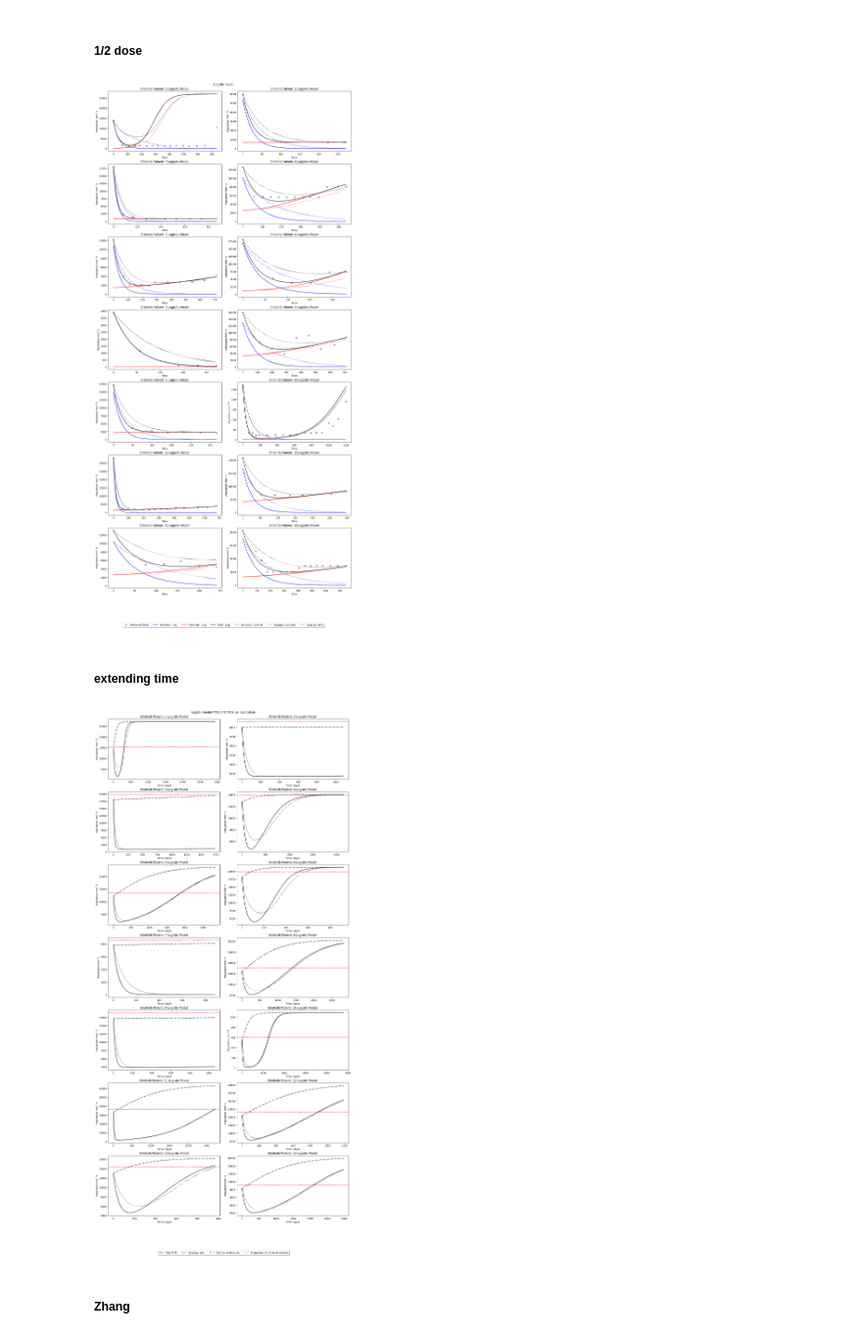
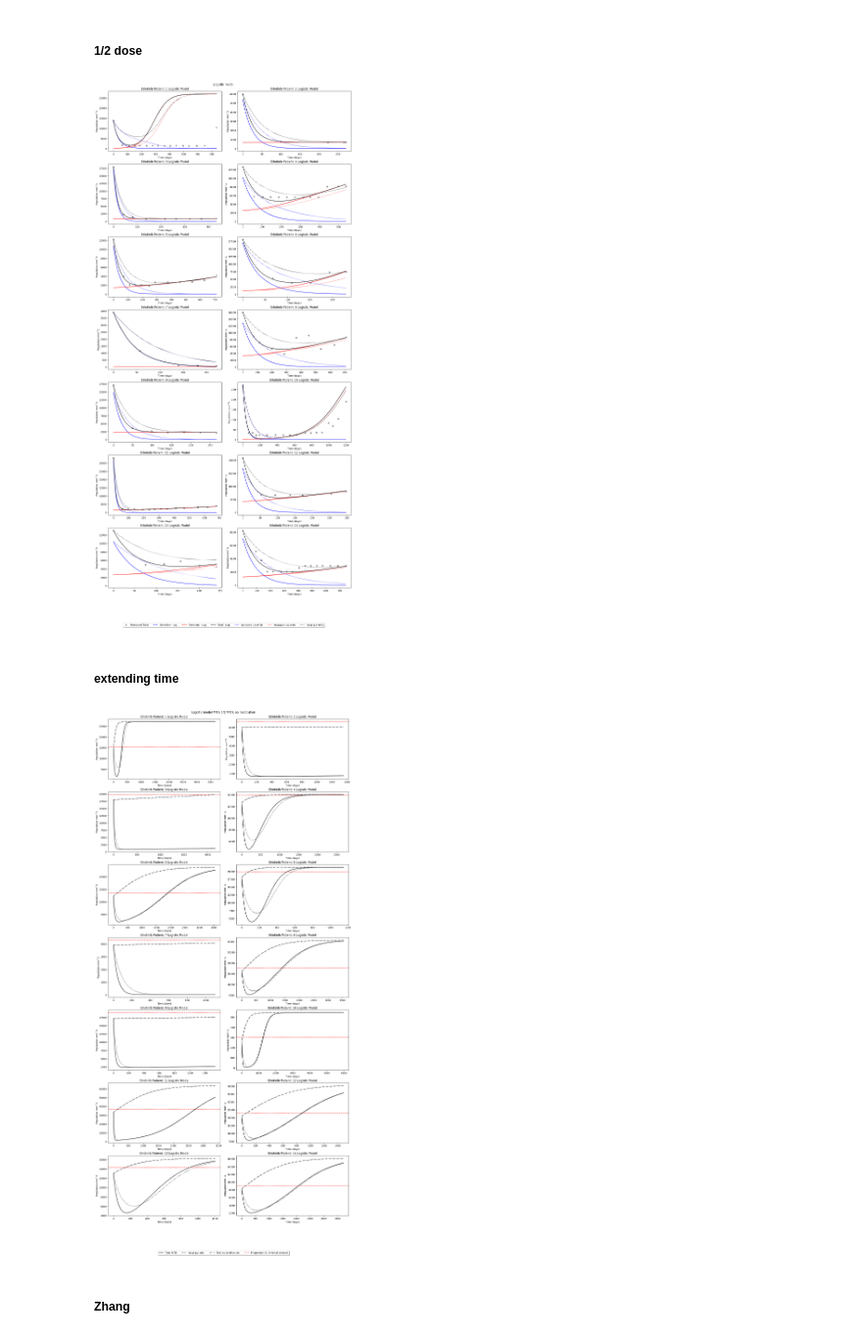
Before and after one commit to hkailas/Erlotinib, a Jupyter notebook: Erlotinib_logistic_free.ipynb, the cells around one changed output. Shown at 98% size. Saved outputs shown, nothing was run; the diff lists cells and outputs as text; code cells hidden in the pictures.

```diff
--- a/Erlotinib_logistic_free.ipynb
+++ b/Erlotinib_logistic_free.ipynb
@@ -243,9 +243,9 @@ for index, id in enumerate(unique_IDs, start=0):
     ax.plot(tspan, pred_data_half.sol(tspan)[0], 'b:', label='Sensitive 0.5*MTD')
     ax.plot(tspan, pred_data_half.sol(tspan)[1], 'r:', label='Resistant 0.5*MTD')
     ax.plot(tspan, sum_pops_half, 'k:', label='Total 0.5*MTD')
-    ax.set_xlabel('Time')
+    ax.set_xlabel('Time (days)')
     ax.set_ylabel('Population mm^3')
-    ax.set_title(f'Erlotinib Patient: {index+1} Logisitic Model')
+    ax.set_title(f'Erlotinib Patient: {index+1} Logistic Model')
 
 for i in range(index+1, nrows*ncols):
     axs.flatten()[i].axis('off') #hide empty subplots
@@ -264,7 +264,7 @@ fancybox=True, shadow=True, ncol=7)
 fig.suptitle('Logistic model')
 plt.show()
 # %% [output]
-[figure, old version]
+[figure, new version]
 # %% [markdown]
 ##### extending time
 # %%
@@ -277,7 +277,7 @@ comp_release_half_list = []
 comp_release_02_list = []
 comp_release_list_0 = []
 
-sim_time_factor = 4
+sim_time_factor = 5
 
 # Store changed medication parameters
 master_dictionary_copy = copy.deepcopy(master_dictionary) # deep to create a copy that can be changed
@@ -389,34 +389,34 @@ for index, id in enumerate(unique_IDs, start=0):
     #ax.plot(tspan, pred_data_0.sol(tspan)[0], 'b:', label='Sensitive - Log')
     #ax.plot(tspan, pred_data_0.sol(tspan)[1], 'r:', label='Resistant - Log')
     ax.plot(tspan, sum_pops_0, 'k-.', label='Total - Log')
 
     #set axis labels
     ax.set_xlabel('Time (days)')
     ax.set_ylabel('Population mm^3')
     ax.set_title(f'Erlotinib Patient: {index + 1} Logistic Model')
 
 for i in range(index+1, nrows*ncols):
     axs.flatten()[i].axis('off') #hide empty subplots
 
 legend_elements = [
     #Line2D([0], [0], marker='x', color='k', label='Measurement', linestyle='None'),
     #Line2D([0], [0], color='b', label='Sensitive '),
     #Line2D([0], [0], color='r', label='Resistant'),
     Line2D([0], [0], color='k', label='Total MTD'),
     #Line2D([0], [0], color='b', linestyle=':', label='Sensitive 1/2 MTD'),
     #Line2D([0], [0], color='r', linestyle=':', label='Resistant 1/2 MTD'),
     Line2D([0], [0], color='k', linestyle=':', label='Total 1/2 MTD'),
     #Line2D([0], [0], color='k', linestyle='--', label='Total 0.2*MTD'),
     Line2D([0], [0], color='k', linestyle='-.', label='Total no medication'),
     Line2D([0], [0], color='r', linestyle='--', label='Progression (1.1*initial volume)')
 ]
 
 fig.legend(handles=legend_elements, loc='upper center', bbox_to_anchor=(0.5, -0.05),
 fancybox=True, shadow=True, ncol=7)
 fig.suptitle('Logistic model MTD, 1/2 MTD, no medication')
 plt.show()
 # %% [output]
-[figure, old version]
+[figure, new version]
 # %% [markdown]
 ##### Zhang
 # %%
```
Also changed, not shown: parts of 2 cells of this notebook, 1 other file.
